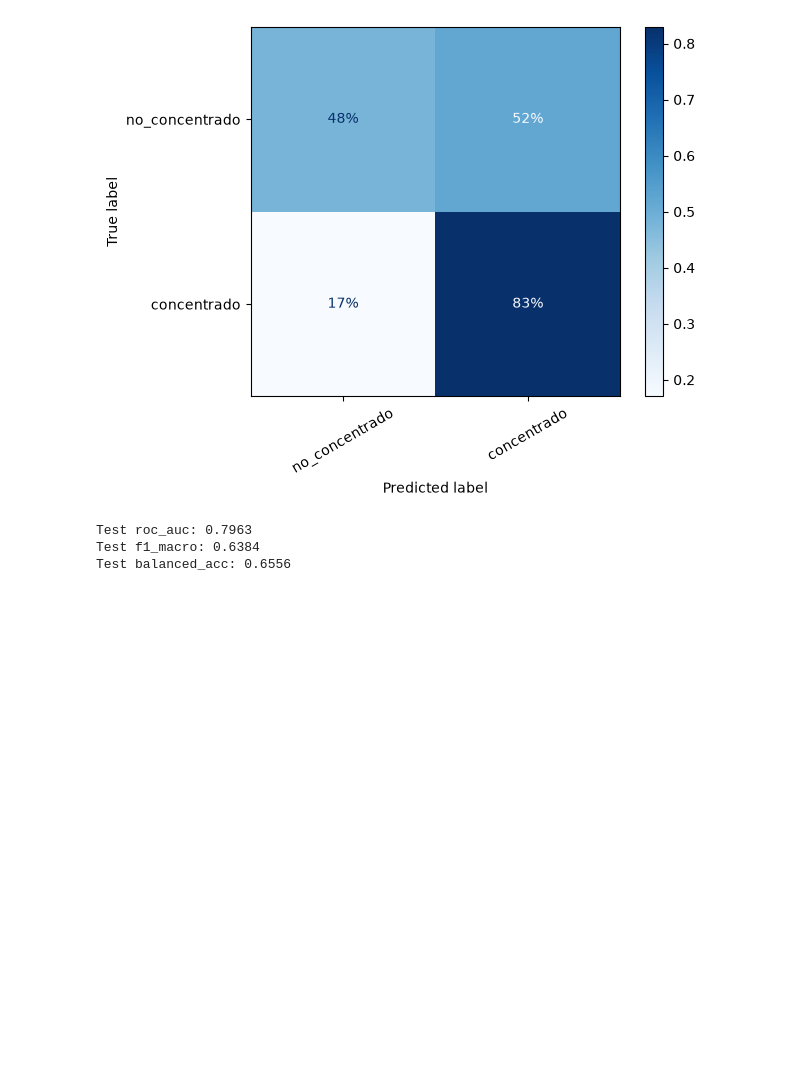
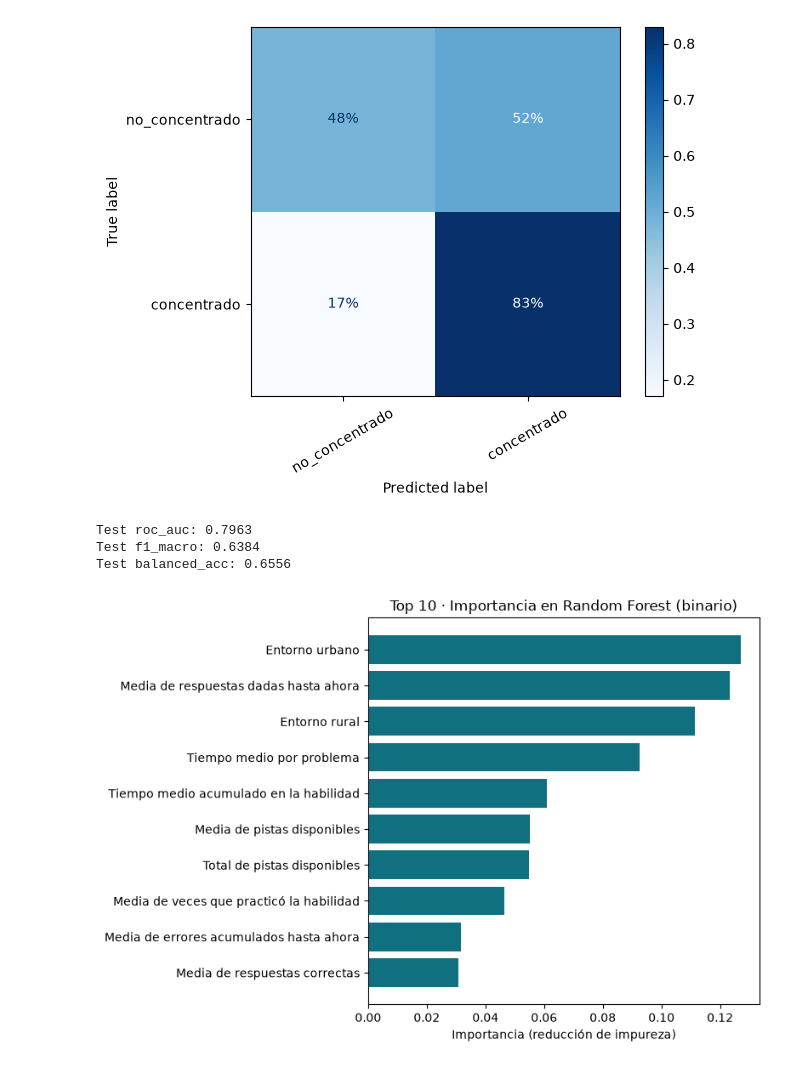
Before and after one commit to PaulitaLull/MLproject, a Jupyter notebook: notebooks/main_binario.ipynb, the cells around one changed output. Cells and saved outputs as stored; diff of their text form; code cells hidden in the pictures; blank space fills up the shorter version.

```diff
--- a/notebooks/main_binario.ipynb
+++ b/notebooks/main_binario.ipynb
@@ -625,0 +694,22 @@ Test balanced_acc: 0.6556
+# %%
+
+
+nombres = grid.best_estimator_.named_steps["prep"].get_feature_names_out()
+importancias = pd.Series(
+    grid.best_estimator_.named_steps["modelo"].feature_importances_,
+    index=nombres,
+)
+
+top = importancias.sort_values(ascending=False).head(10).iloc[::-1]
+etiquetas = [traducciones_vars.get(v, v) for v in top.index]
+
+fig, ax = plt.subplots(figsize=(8, 5.5))
+ax.barh(etiquetas, top.values, color="#11707F")
+ax.set_title("Top 10 · Importancia en Random Forest (binario)")
+ax.set_xlabel("Importancia (reducción de impureza)")
+
+plt.tight_layout()
+fig.savefig("../imgs/imp_caracts_binario.png", dpi=300, bbox_inches="tight")
+plt.show()
+# %% [output]
+[figure, added]
```
Also changed, not shown: parts of 7 cells of this notebook, 30 other files.
